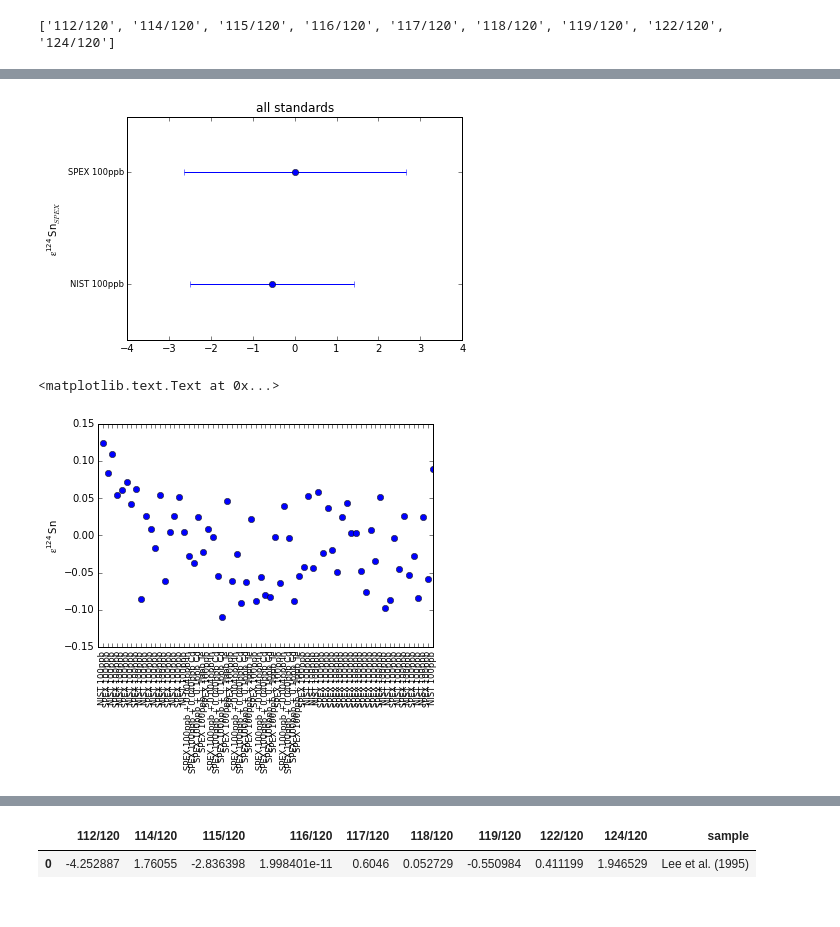
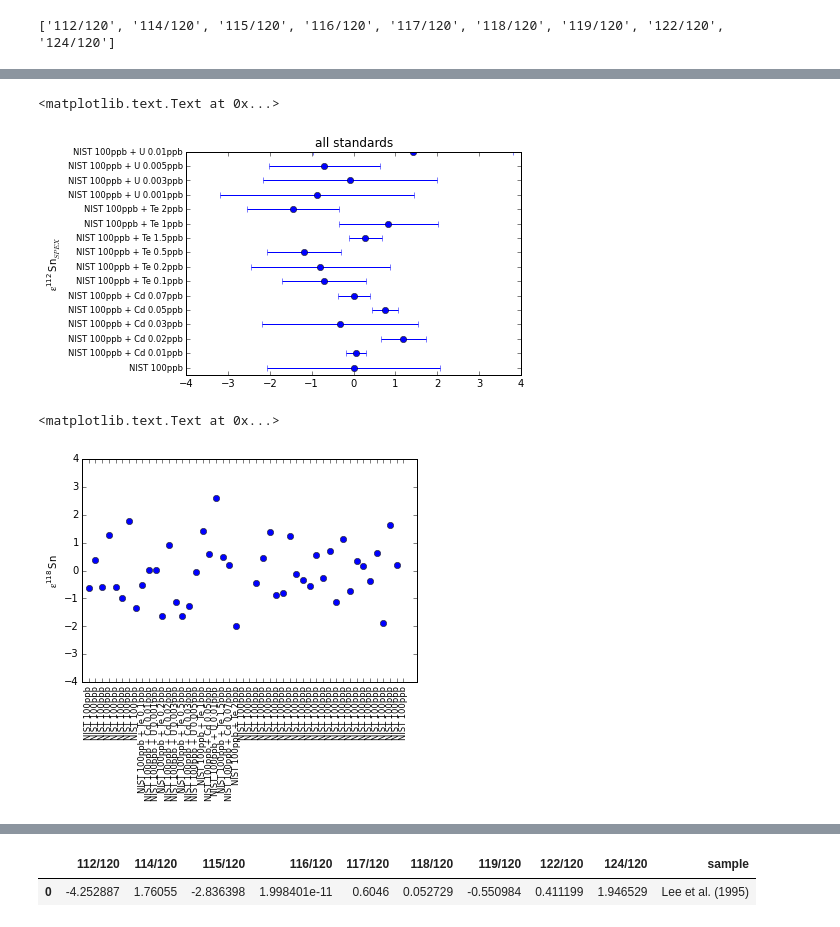
Before and after one commit to Marfster/NU_Plasma, a Jupyter notebook: Nu Plasma Evaluation - internal norm.ipynb, the cells around one changed output, grey strips where cells are left out. Drawn from its saved outputs; the diff is of its cells as text; code cells hidden in the pictures.

```diff
--- a/Nu Plasma Evaluation - internal norm.ipynb
+++ b/Nu Plasma Evaluation - internal norm.ipynb
@@ -47,7 +50,7 @@ blk_corr = True
 ['112/120', '114/120', '115/120', '116/120', '117/120', '118/120', '119/120', '122/120', '124/120']
 # %%
 columns_1 = ["cycle", "sample", "date", "H8 (1)", "H7 (1)", "H6 (1)", "H5 (1)", "H4 (1)", "H3 (1)", "H2 (1)", "H1 (1)", "Ax (1)", "L1 (1)", "L2 (1)", "L3 (1)", "L4 (1)"]
-#columns_2 = ["cycle", "H8 (2)", "H7 (2)", "H6 (2)", "H5 (2)", "H4 (2)", "H3 (2)", "H2 (2)", "H1 (2)", "Ax (2)", "L1 (2)", "L2 (2)", "L3 (2)", "L4 (2)"]
+columns_2 = ["cycle", "H8 (2)", "H7 (2)", "H6 (2)", "H5 (2)", "H4 (2)", "H3 (2)", "H2 (2)", "H1 (2)", "Ax (2)", "L1 (2)", "L2 (2)", "L3 (2)", "L4 (2)"]
 df_all = pd.DataFrame()
 blk_ls = []
 sample_ls = []
@@ -57,19 +60,19 @@ for sample in files_1:
     cycles = range(1, len(df.data_read(sample).index)+1)
     df_zero = df.data_zero_corr(sample)
     df_zero_1 = pd.DataFrame(df_zero["cycle1"])
-    #df_zero_2 = pd.DataFrame(df_zero["cycle2"])
+    df_zero_2 = pd.DataFrame(df_zero["cycle2"])
     sample_name = df.extract_metadata(sample, "Sample Name")
     date = df.extract_metadata(sample, "Date")
     starttime = df.extract_metadata(sample, "Start Time")
     df_zero_1["date"] = datetime.strptime(date+starttime, '%d/%m/%Y%H:%M')
     df_zero_1["sample"] = sample_name
     df_zero_1["cycle"] = df_zero_1.index.values
-    #df_zero_2["cycle"] = df_zero_2.index.values
+    df_zero_2["cycle"] = df_zero_2.index.values
     df_zero_1.index = df_zero_1["date"]
     df_zero_1 = df_zero_1[columns_1]
-    #df_zero_2 = df_zero_2[columns_2]
-    #df_all = df_all.append(df_zero_1.merge(df_zero_2), ignore_index = True)
-    df_all = df_all.append(df_zero_1, ignore_index = True)
+    df_zero_2 = df_zero_2[columns_2]
+    df_all = df_all.append(df_zero_1.merge(df_zero_2), ignore_index = True)
+    #df_all = df_all.append(df_zero_1, ignore_index = True)
 
     if sample_name == "blank sol" or sample_name == "wash" or sample_name == "wash clean":
         blk_ls.append(sample)
@@ -168,5 +171,10 @@ columns = ["cycle", "sample"]
 columns.extend(data_sample_column)
 columns.extend(sorted(data_sample_raw.drop("cycle", axis=1).columns))
 df_internal_sub = pd.DataFrame(df_internal_norm, columns = columns)
-df_internal_sub
+
+df_all_sub = df_all[(df_all["sample"] != "blank sol") & (df_all["sample"] != "SQ")]
+df_internal_sub["111"] = df_all_sub["L3 (1)"]
+df_internal_sub["125"] = df_all_sub["H5 (2)"]
+df_internal_sub["Cd/Sn"] = (df_all_sub["L3 (1)"]/12.722)/(df_all_sub["H4 (1)"]/24.223)
+df_internal_sub["Te/Sn"] = (df_all_sub["H5 (2)"]/7.0509)/(df_all_sub["H4 (1)"]/24.223)
 #df_external_sub.to_csv(path_sav + "Sn_H9_L4_internal_corr_all.csv")
@@ -238,7 +227,7 @@ sub_index = df_internal_norm_mean[(df_internal_norm_mean["sample"].shift(1) == d
 #corr_values = df_internal_norm_mean[:"20150110 10:00"]
 corr_values = df_internal_norm_mean
 sample = corr_values["sample"]
-std_mean = corr_values[(corr_values["sample"] == "SPEX 100ppb")].mean()
+std_mean = corr_values[(corr_values["sample"] == "NIST 100ppb")].mean()
 new = corr_values[corr_values.columns[corr_values.dtypes != 'object']]
 
 #std_mean["112/120", "114/120", "115/120", "117/120", "118/120", "119/120", "122/120", "124/120"] = [0.029823, 0.020189, 0.010372, 0.235299, 0.742923, 0.263443, 0.142078, 0.177546]
@@ -253,6 +242,6 @@ epsilon_2["sample"] = sample
 epsilon_NIST = epsilon_NIST[new.index.isin(sub_index)]
 #new[new.sample != "NIST 100ppb"]
 epsilon_2 = epsilon_2[epsilon_2["sample"] == "NIST 100ppb"]
-epsilon_comp = epsilon_NIST.append(epsilon2, ignore_index=True)
-epsilon_2
+epsilon_comp = epsilon_NIST.append(epsilon_2, ignore_index=True)
+epsilon_comp
 # %% [output]
@@ -279,8 +268,8 @@ def SD2(x):
     SD2 = np.std(x) * 2
     return SD2
 
-#epsilon = epsilon.drop(["112", "114", "115", "116", "117", "118", "119", "120", "122", "124"], axis = 1)
-epsilon = epsilon.drop(["118"], axis = 1)
+epsilon = epsilon_comp.drop(["112", "114", "115", "116", "117", "118", "119", "120", "122", "124"], axis = 1)
+#epsilon = epsilon.drop(["118"], axis = 1)
 epsilon_sum = np.round(epsilon.groupby("sample").agg([np.mean, SD2, np.size]), decimals=2)
 epsilon_sum
 # %% [output]
@@ -293,23 +296,25 @@ epsilon_sum
 # %%
 x = range(1, len(epsilon_sum.index)+1)
-errorbar(epsilon_sum["124/120"]["mean"], x, xerr = epsilon_sum["124/120"]["SD2"], ls='none', marker="o")
+errorbar(epsilon_sum["112/120"]["mean"], x, xerr = epsilon_sum["112/120"]["SD2"], ls='none', marker="o")
 title("all standards")
 xlim([-4, 4])
 ylim([0.5, 2.5])
 yticks(x, epsilon_sum.index, size='small', rotation=0)
-ylabel(r'$\mathregular{\epsilon^{124}}$Sn$_{SPEX}$')
-savefig(path_sav+"epsilon_124_stds.pdf", bbox_inches='tight')
+ylabel(r'$\mathregular{\epsilon^{112}}$Sn$_{SPEX}$')
+#savefig(path_sav+"epsilon_124_stds.pdf", bbox_inches='tight')
 # %% [output]
+<matplotlib.text.Text at 0x...>
-[figure, old version]
+[figure, new version]
 # %%
-x = range(1, len(epsilon["sample"])+1)
-plot(x, epsilon["118/120"], marker="o", ls="none")
-xticks(x, epsilon["sample"], size='small', rotation=90)
-ylabel(r'$\mathregular{\epsilon^{124}}$Sn')
+x = range(1, len(epsilon_comp["sample"])+1)
+plot(x, epsilon_comp["112/120"], marker="o", ls="none")
+ylim([-4, 4])
+xticks(x, epsilon_comp["sample"], size='small', rotation=90)
+ylabel(r'$\mathregular{\epsilon^{118}}$Sn')
 #savefig(path+"epsilon_119.pdf", bbox_inches='tight')
 # %% [output]
 <matplotlib.text.Text at 0x...>
-[figure, old version]
+[figure, new version]
 # %%
 df_all.to_csv(path_sav + "Sn_H9_L4_1_cycles_NU_Signals_zero_corr.csv", mode='a', header=False)
 # %%
```
Also changed, not shown: parts of 11 cells of this notebook, 1 other file.
